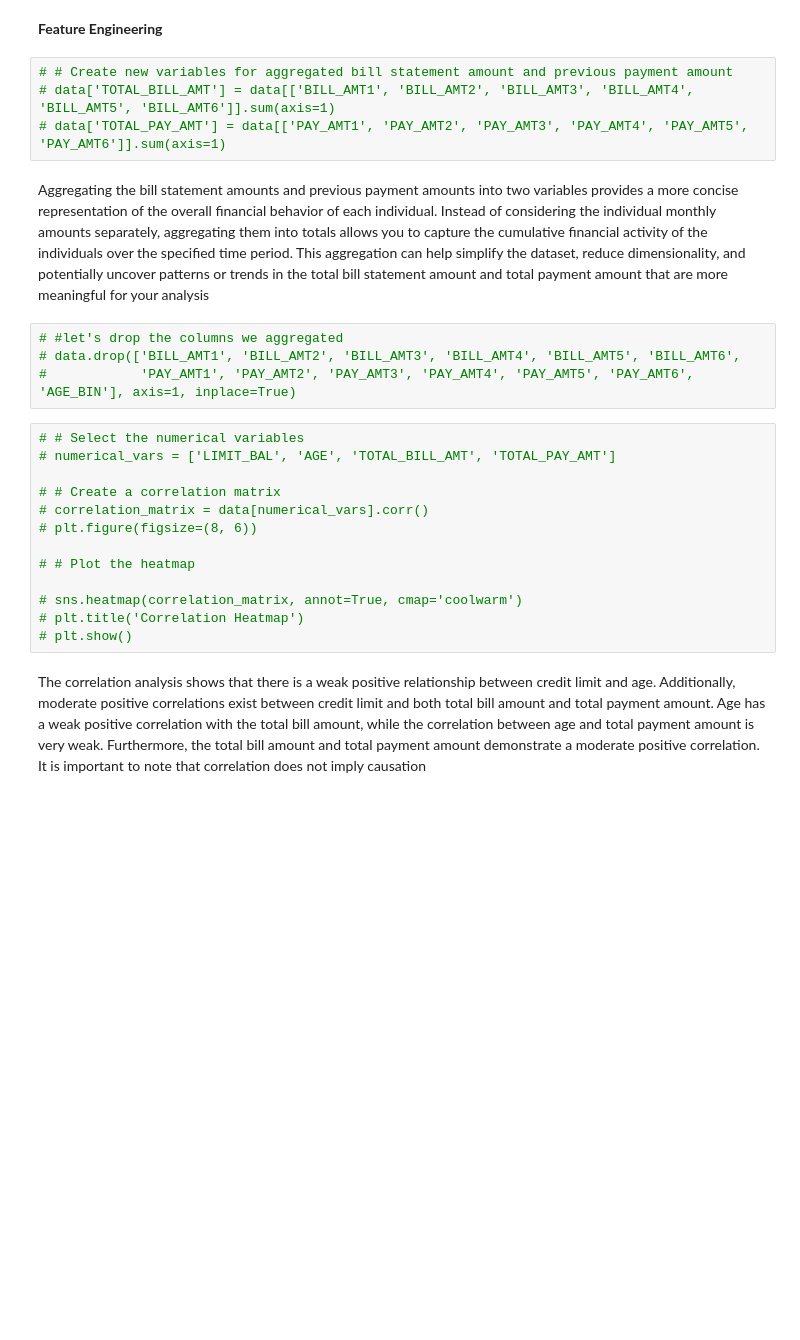
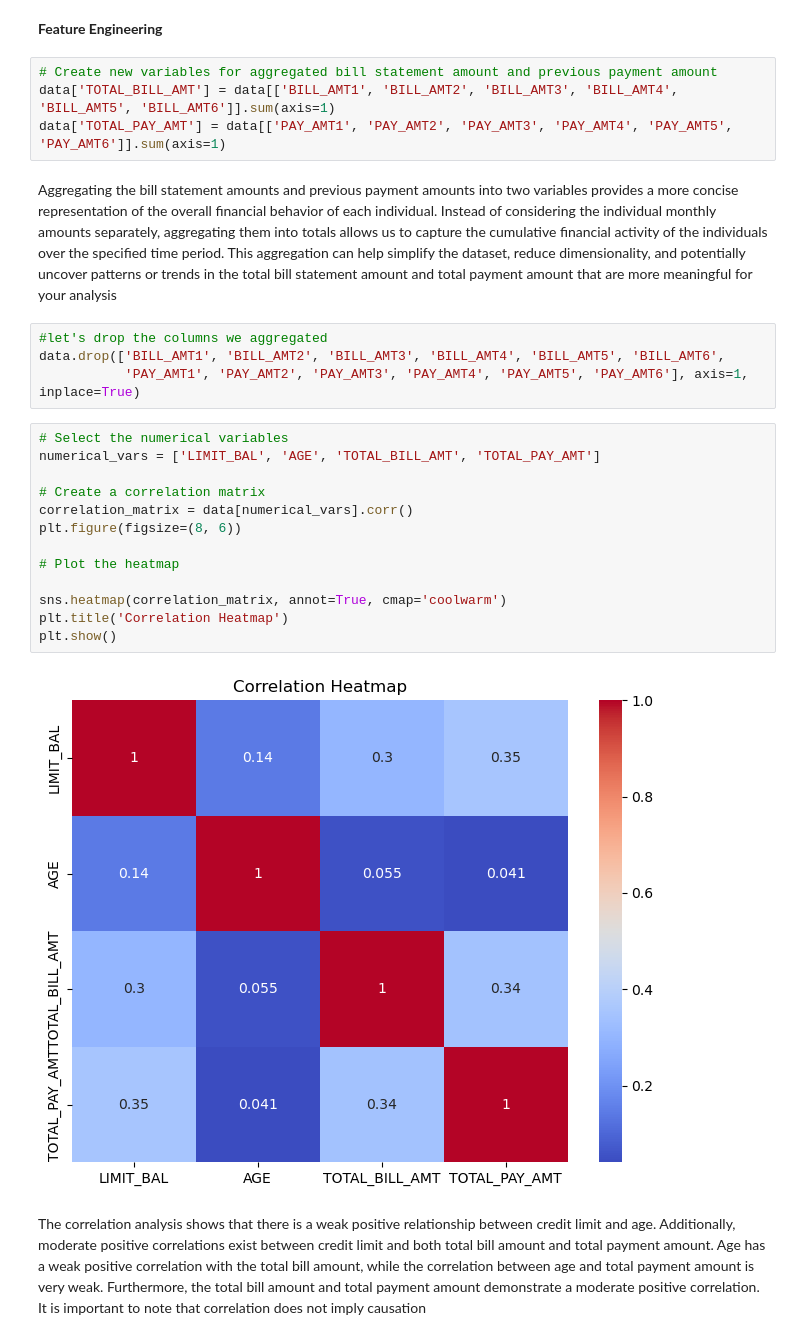
Before and after one commit to dee-hub12/Predicting-Credit-Card-Defaults-and-Contributing-Factors-Analysis, a Jupyter notebook: Predicting Credit Card Default with Machine Learning.ipynb, the cells around one changed output. Cells and saved outputs as stored; diff of their text form; blank space fills up the shorter version.

```diff
--- a/Predicting Credit Card Default with Machine Learning.ipynb
+++ b/Predicting Credit Card Default with Machine Learning.ipynb
@@ -522,28 +524,30 @@ plt.show()
 # %% [markdown]
 **Feature Engineering**
 # %%
-# # Create new variables for aggregated bill statement amount and previous payment amount
-# data['TOTAL_BILL_AMT'] = data[['BILL_AMT1', 'BILL_AMT2', 'BILL_AMT3', 'BILL_AMT4', 'BILL_AMT5', 'BILL_AMT6']].sum(axis=1)
-# data['TOTAL_PAY_AMT'] = data[['PAY_AMT1', 'PAY_AMT2', 'PAY_AMT3', 'PAY_AMT4', 'PAY_AMT5', 'PAY_AMT6']].sum(axis=1)
+# Create new variables for aggregated bill statement amount and previous payment amount
+data['TOTAL_BILL_AMT'] = data[['BILL_AMT1', 'BILL_AMT2', 'BILL_AMT3', 'BILL_AMT4', 'BILL_AMT5', 'BILL_AMT6']].sum(axis=1)
+data['TOTAL_PAY_AMT'] = data[['PAY_AMT1', 'PAY_AMT2', 'PAY_AMT3', 'PAY_AMT4', 'PAY_AMT5', 'PAY_AMT6']].sum(axis=1)
 # %% [markdown]
-Aggregating the bill statement amounts and previous payment amounts into two variables provides a more concise representation of the overall financial behavior of each individual. Instead of considering the individual monthly amounts separately, aggregating them into totals allows you to capture the cumulative financial activity of the individuals over the specified time period. This aggregation can help simplify the dataset, reduce dimensionality, and potentially uncover patterns or trends in the total bill statement amount and total payment amount that are more meaningful for your analysis
+Aggregating the bill statement amounts and previous payment amounts into two variables provides a more concise representation of the overall financial behavior of each individual. Instead of considering the individual monthly amounts separately, aggregating them into totals allows us to capture the cumulative financial activity of the individuals over the specified time period. This aggregation can help simplify the dataset, reduce dimensionality, and potentially uncover patterns or trends in the total bill statement amount and total payment amount that are more meaningful for your analysis
 # %%
-# #let's drop the columns we aggregated
-# data.drop(['BILL_AMT1', 'BILL_AMT2', 'BILL_AMT3', 'BILL_AMT4', 'BILL_AMT5', 'BILL_AMT6',
-#            'PAY_AMT1', 'PAY_AMT2', 'PAY_AMT3', 'PAY_AMT4', 'PAY_AMT5', 'PAY_AMT6', 'AGE_BIN'], axis=1, inplace=True)
+#let's drop the columns we aggregated
+data.drop(['BILL_AMT1', 'BILL_AMT2', 'BILL_AMT3', 'BILL_AMT4', 'BILL_AMT5', 'BILL_AMT6',
+           'PAY_AMT1', 'PAY_AMT2', 'PAY_AMT3', 'PAY_AMT4', 'PAY_AMT5', 'PAY_AMT6'], axis=1, inplace=True)
 # %%
-# # Select the numerical variables
-# numerical_vars = ['LIMIT_BAL', 'AGE', 'TOTAL_BILL_AMT', 'TOTAL_PAY_AMT']
+# Select the numerical variables
+numerical_vars = ['LIMIT_BAL', 'AGE', 'TOTAL_BILL_AMT', 'TOTAL_PAY_AMT']
 
-# # Create a correlation matrix
-# correlation_matrix = data[numerical_vars].corr()
-# plt.figure(figsize=(8, 6))
+# Create a correlation matrix
+correlation_matrix = data[numerical_vars].corr()
+plt.figure(figsize=(8, 6))
 
-# # Plot the heatmap
+# Plot the heatmap
 
-# sns.heatmap(correlation_matrix, annot=True, cmap='coolwarm')
-# plt.title('Correlation Heatmap')
-# plt.show()
+sns.heatmap(correlation_matrix, annot=True, cmap='coolwarm')
+plt.title('Correlation Heatmap')
+plt.show()
+# %% [output]
+[figure, added]
 # %% [markdown]
 The correlation analysis shows that there is a weak positive relationship between credit limit and age. Additionally, moderate positive correlations exist between credit limit and both total bill amount and total payment amount. Age has a weak positive correlation with the total bill amount, while the correlation between age and total payment amount is very weak. Furthermore, the total bill amount and total payment amount demonstrate a moderate positive correlation. It is important to note that correlation does not imply causation
 # %% [markdown]
```
Also changed, not shown: parts of 23 cells of this notebook.
